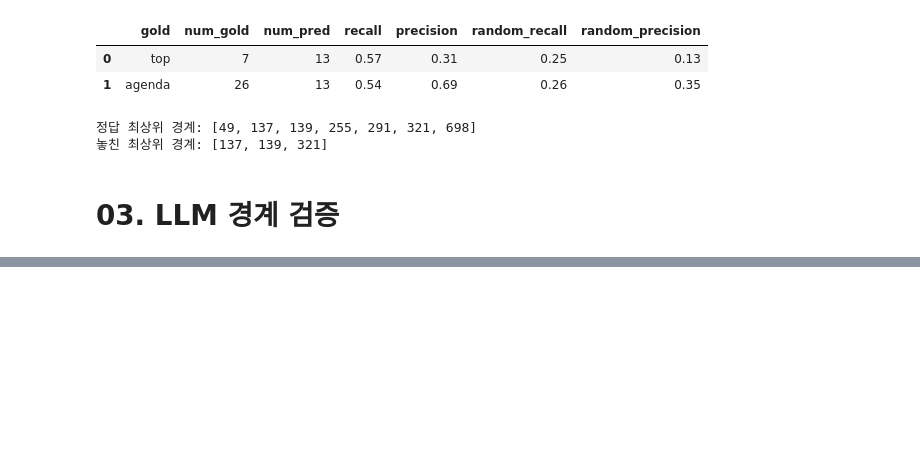
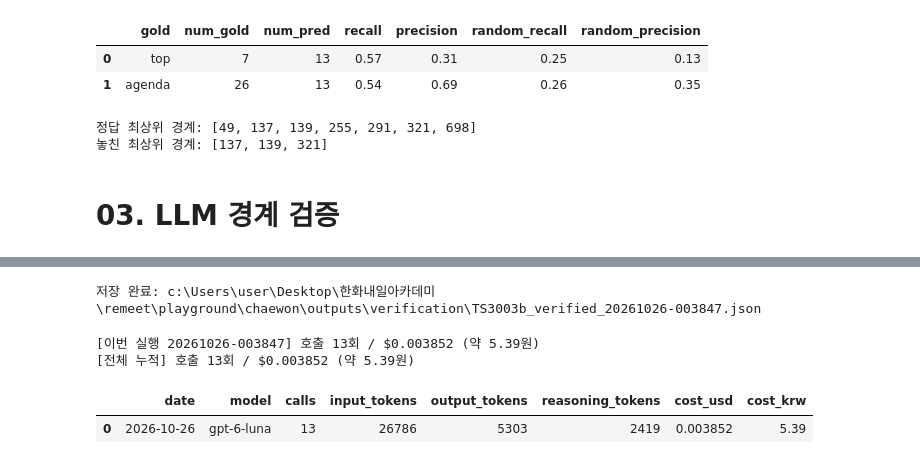
Before and after one commit to TEAM-REMEET/remeet, a Jupyter notebook: playground/chaewon/src/01_text_boundary_test.ipynb, the cells around one changed output, grey strips where cells are left out. Drawn from its saved outputs; the diff is of its cells as text; code cells hidden in the pictures; blank space fills up the shorter version.

Commit message:
[playground] LLM 경계 검증 테스트_윤채원

```diff
--- a/playground/chaewon/src/01_text_boundary_test.ipynb
+++ b/playground/chaewon/src/01_text_boundary_test.ipynb
@@ -684,0 +714,24 @@ else:
+# %%
+# --------------------------------------------------------------------------------------------------
+# 3-0. LLM 경계 검증 설정
+# 경로/파라미터는 해당 셀에서만 수정
+# API 키는 프로젝트 루트(remeet/.env)의 OPENAI_API_KEY를 읽음
+# --------------------------------------------------------------------------------------------------
+LLM_MODEL = "gpt-6-luna"
+REASONING_EFFORT = "low"        # none / low / medium / high / xhigh / max (높을수록 reasoning 토큰 증가 → 비용 증가)
+MAX_OUTPUT_TOKENS = 4000        # 호출당 최대 출력 토큰 (reasoning 토큰 포함)
+
+ENV_PATH = BASE_DIR.parent.parent / ".env"   # remeet/.env
+API_KEY_NAME = "OPENAI_API_KEY"
+
+# 가격 (USD / 1M tokens, Standard 기준) - 출처: https://developers.openai.com/api/docs/pricing (2026-10-25 확인)
+# 입력이 272K 토큰을 넘는 long context 요금은 이 실험(호출당 약 1~2K 토큰)에 해당하지 않아 반영하지 않음
+PRICE_PER_1M = {"input": 0.10, "cached_input": 0.01, "output": 0.50}
+USD_TO_KRW = 1400               # 원화 환산용 환율 (직접 확인 후 수정, None이면 원화 표시 생략)
+
+MAX_RUN_BUDGET_USD = 1.00       # 이번 실행 비용이 이 금액에 도달하면 호출 중단
+MAX_CANDIDATES = None           # 처음엔 2~3개로 시험해 보기 권장 (None: 전체 후보)
+DRY_RUN = False                 # True: API 호출 없이 프롬프트와 예상 비용만 확인
+
+USAGE_LOG_PATH = BASE_DIR / "outputs" / "llm_usage" / "usage_log.jsonl"   # 누적 사용량 기록 파일
+VERIFY_OUTPUT_DIR = BASE_DIR / "outputs" / "verification"
@@ -684,0 +1106,26 @@ else:
+# %%
+# --------------------------------------------------------------------------------------------------
+# 3-5. 저장
+# 01, 02와 동일하게 기본은 저장하지 않음. 저장하려면 주석 풀고 실행
+# "outputs/verification" 디렉토리 내 <회의ID>_verified_<실행ID>.json 파일로 저장됨
+# (사용 금액 로그 usage_log.jsonl은 이 셀과 관계없이 호출할 때마다 자동 기록됨)
+# --------------------------------------------------------------------------------------------------
+verified_result
+
+# VERIFY_OUTPUT_DIR.mkdir(parents=True, exist_ok=True)
+# verify_path = VERIFY_OUTPUT_DIR / f"{meeting_id}_verified_{tracker.run_id}.json"
+# verify_path.write_text(json.dumps(verified_result, ensure_ascii=False, indent=2), encoding="utf-8")
+# print("저장 완료:", verify_path)
+# %% [output]
+저장 완료: c:\Users\user\Desktop\한화내일아카데미\remeet\playground\chaewon\outputs\verification\TS3003b_verified_20261026-003847.json
+# %%
+# --------------------------------------------------------------------------------------------------
+# +) 사용 금액 확인 (언제든 단독 실행 가능)
+# 이번 실행 금액 + usage_log.jsonl 기준 전체 누적 금액 / 날짜·모델별 합계
+# --------------------------------------------------------------------------------------------------
+tracker.summary()
+# %% [output]
+[이번 실행 20261026-003847] 호출 13회 / $0.003852 (약 5.39원)
+[전체 누적] 호출 13회 / $0.003852 (약 5.39원)
+|  | date | model | calls | input_tokens | output_tokens | reasoning_tokens | cost_usd | cost_krw |
+| 0 | 2026-10-26 | gpt-6-luna | 13 | 26786 | 5303 | 2419 | 0.003852 | 5.39 |
```
Also changed, not shown: parts of 9 cells of this notebook.
